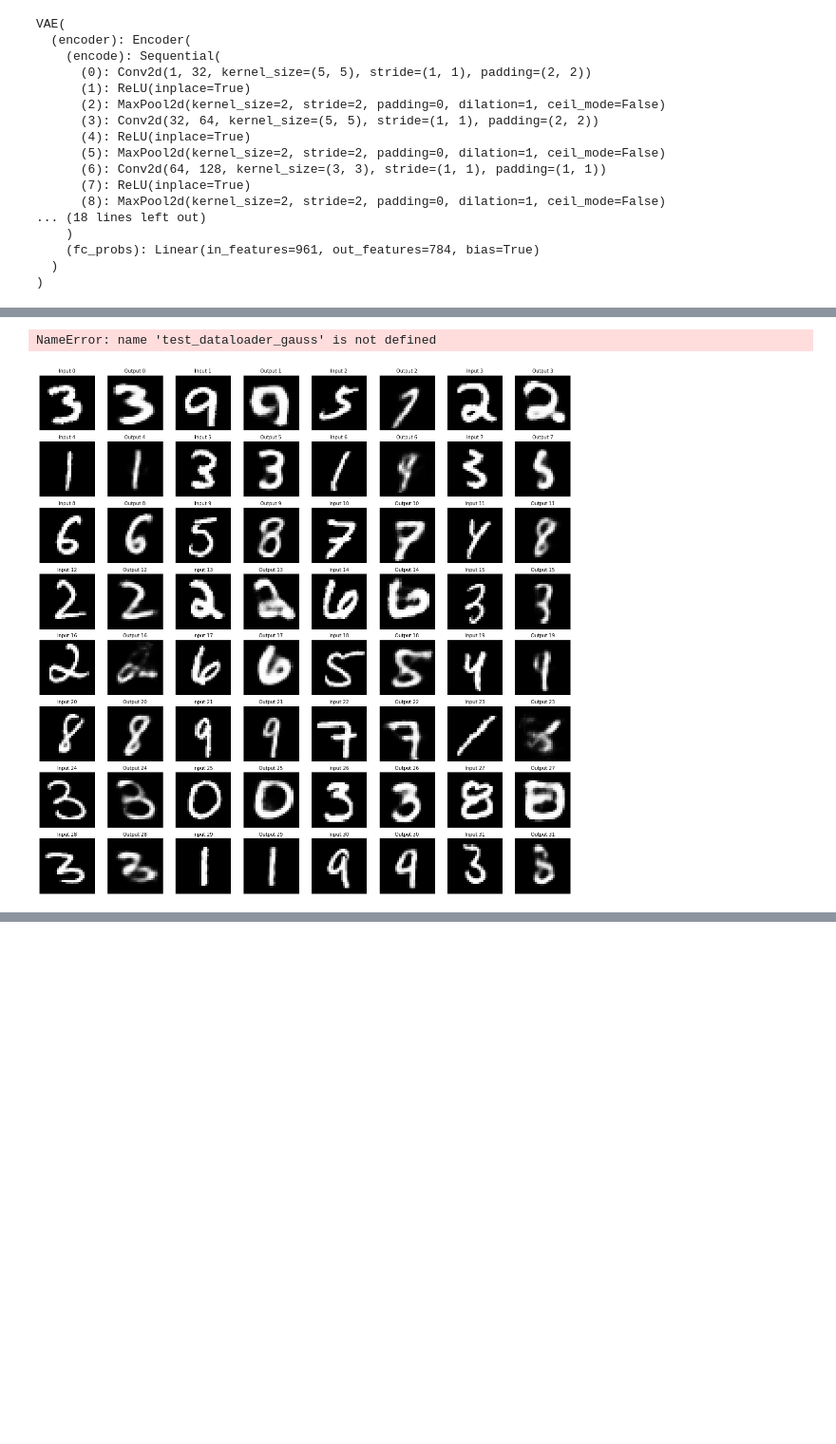
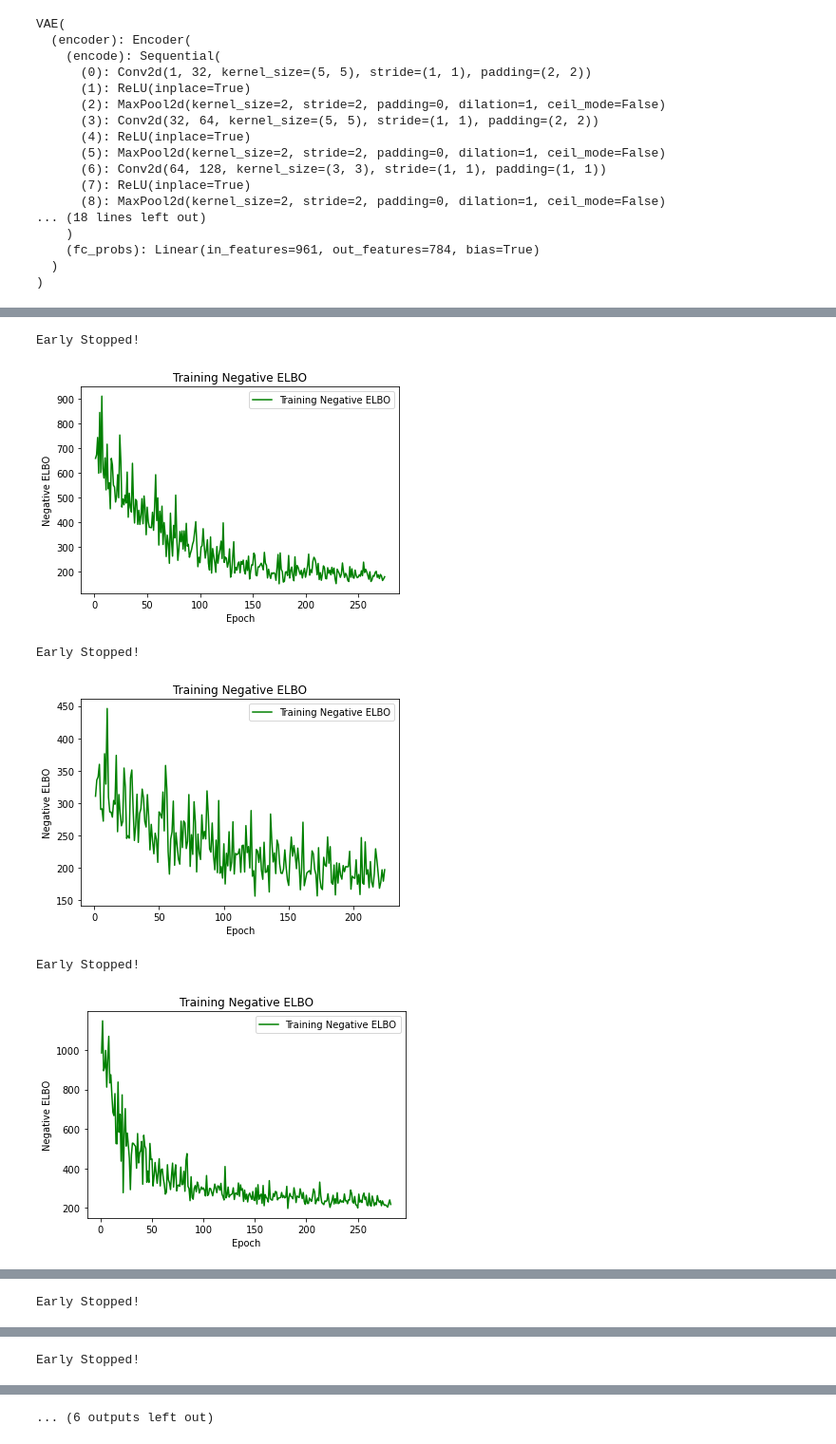
Before and after one commit to yangyang-pro/2AMU20-Assignments, a Jupyter notebook: hw3/task_4a.ipynb, the cells around one changed output, grey strips where cells are left out. Shown at 95% size. Cells and saved outputs as stored; diff of their text form; code cells hidden in the pictures; blank space fills up the shorter version.

```diff
--- a/hw3/task_4a.ipynb
+++ b/hw3/task_4a.ipynb
@@ -354,17 +327,28 @@ Epoch 12, Mean Training ELBO 138.1085398864746, Mean Validation ELBO 164.0591082
-# %%
-def test_gaussian():
-    x, _ = next(iter(test_dataloader_gauss))
-    x = x.to(DEVICE)
-    with torch.no_grad():
-        x = torch.flatten(x, start_dim=1)
-        z, _, _ = gaussian(x)
-        probs_x = decoder(z)
-        x_recon = probs_x
-        return x, x_recon
-test_batch_gauss, test_batch_recon_gauss = test_gaussian()
-# %% [output]
-NameError: name 'test_dataloader_gauss' is not defined
-# %%
-show_images(test_batch_gauss, test_batch_recon_gauss)
-# %% [output]
-[figure, removed]
+# %%
+test_img_idxes = torch.randint(test_x.shape[0], size=(10,))
+def test_gaussian(img_idxes):
+    xs = test_x[img_idxes]
+    x_recons_gauss = []
+    for idx in img_idxes:
+        model = Gaussian(latent_dim=LATENT_DIM)
+        optimizer_model = torch.optim.SGD([model.mu, model.log_var], lr=1e-3)
+        train_gaussian(img_idx=idx, model=model, optimizer=optimizer_model, num_epochs=500, patience=100)
+        with torch.no_grad():
+            z = model.reparameterization(model.mu, model.log_var)
+            probs_x = decoder(z)
+            x_recon = probs_x
+            x_recons_gauss.append(x_recon)
+    x_recons_gauss = torch.cat(x_recons_gauss, dim=0)
+    xs = xs.to(DEVICE)
+    with torch.no_grad():
+        _, _, probs_x = vae(xs)
+        x_recons_vae = probs_x
+        return xs, x_recons_vae, x_recons_gauss
+test_batch_gauss, test_batch_recon_vae, test_batch_recon_gauss = test_gaussian(img_idxes=test_img_idxes)
+# %% [output]
+Early Stopped!
+[figure, added]
+Early Stopped!
+[figure, added]
+Early Stopped!
+[figure, added]
@@ -370,0 +357 @@ show_images(test_batch_gauss, test_batch_recon_gauss)
+Early Stopped!
@@ -370,0 +359 @@ show_images(test_batch_gauss, test_batch_recon_gauss)
+Early Stopped!
@@ -370,0 +361 @@ show_images(test_batch_gauss, test_batch_recon_gauss)
+... (6 outputs left out)
```
Also changed, not shown: parts of 9 cells of this notebook.
